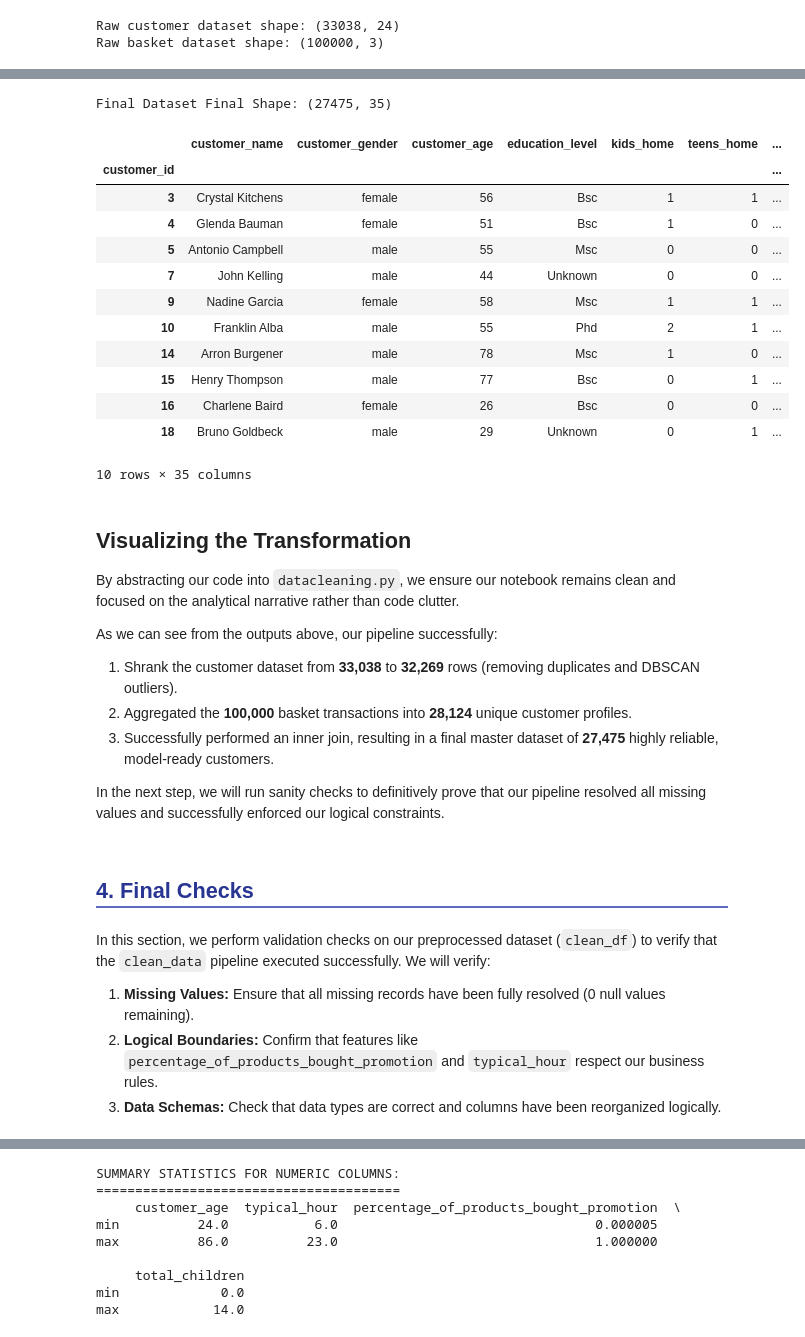
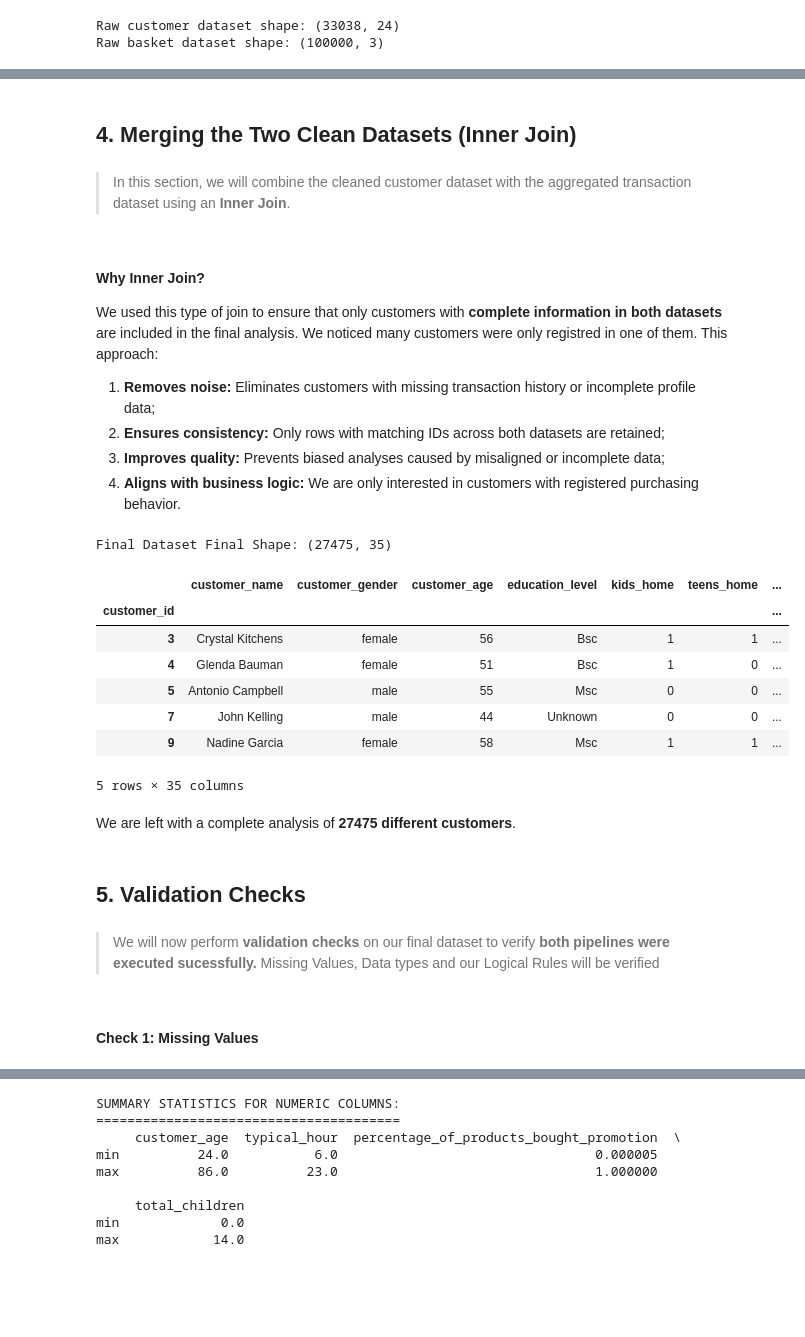
Before and after one commit to tiago2806/ml_project, a Jupyter notebook: notebooks/02_Data_Preprocessing.ipynb, the cells around one changed output, grey strips where cells are left out. Cells and saved outputs as stored; diff of their text form; code cells hidden in the pictures; blank space fills up the shorter version.

Commit message:
notebook 2 almostttttttt done

```diff
--- a/notebooks/02_Data_Preprocessing.ipynb
+++ b/notebooks/02_Data_Preprocessing.ipynb
@@ -99,48 +106,44 @@ Cleaned basket dataset shape: (28124, 7)
+# %% [markdown]
+## **4. Merging the Two Clean Datasets (Inner Join)**
+# %% [markdown]
+> In this section, we will combine the cleaned customer dataset with the aggregated transaction dataset using an **Inner Join**.
+# %% [markdown]
+#### **Why Inner Join?**
+
+We used this type of join to ensure that only customers with **complete information in both datasets** are included in the final analysis. We noticed many customers were only registred in one of them. This approach:
+
+1. **Removes noise:** Eliminates customers with missing transaction history or incomplete profile data;
+2. **Ensures consistency:** Only rows with matching IDs across both datasets are retained;
+3. **Improves quality:** Prevents biased analyses caused by misaligned or incomplete data;
+4. **Aligns with business logic:** We are only interested in customers with registered purchasing behavior.
 # %%
-
 final_df = pd.merge(
     clean_customer_df,
     clean_basket_df.set_index('customer_id'),
     left_index=True,
     right_index=True,
     how='inner'
 )
 
-
 final_df.to_csv('../data/final_dataset_clean.csv')
 
 print(f"Final Dataset Final Shape: {final_df.shape}")
-final_df.head(10)
+final_df.head()
 # %% [output]
 Final Dataset Final Shape: (27475, 35)
 |  | customer_name | customer_gender | customer_age | education_level | kids_home | teens_home | ... |
 | customer_id |  |  |  |  |  |  | ... |
 | 3 | Crystal Kitchens | female | 56 | Bsc | 1 | 1 | ... |
 | 4 | Glenda Bauman | female | 51 | Bsc | 1 | 0 | ... |
 | 5 | Antonio Campbell | male | 55 | Msc | 0 | 0 | ... |
 | 7 | John Kelling | male | 44 | Unknown | 0 | 0 | ... |
 | 9 | Nadine Garcia | female | 58 | Msc | 1 | 1 | ... |
-| 10 | Franklin Alba | male | 55 | Phd | 2 | 1 | ... |
-| 14 | Arron Burgener | male | 78 | Msc | 1 | 0 | ... |
-| 15 | Henry Thompson | male | 77 | Bsc | 0 | 1 | ... |
-| 16 | Charlene Baird | female | 26 | Bsc | 0 | 0 | ... |
-| 18 | Bruno Goldbeck | male | 29 | Unknown | 0 | 1 | ... |
-10 rows × 35 columns
+5 rows × 35 columns
-# %% [markdown]
-## **Visualizing the Transformation**
-
-By abstracting our code into `datacleaning.py`, we ensure our notebook remains clean and focused on the analytical narrative rather than code clutter.
-
-As we can see from the outputs above, our pipeline successfully:
-1. Shrank the customer dataset from **33,038** to **32,269** rows (removing duplicates and DBSCAN outliers).
-2. Aggregated the **100,000** basket transactions into **28,124** unique customer profiles.
-3. Successfully performed an inner join, resulting in a final master dataset of **27,475** highly reliable, model-ready customers.
-
-In the next step, we will run sanity checks to definitively prove that our pipeline resolved all missing values and successfully enforced our logical constraints.
-# %% [markdown]
-<h2 style="color: #283593; border-bottom: 2px solid #5C6BC0; padding-bottom: 5px; margin-top: 30px;">4. Final Checks</h2>
+# %% [markdown]
+We are left with a complete analysis of **27475 different customers**.
+# %% [markdown]
+## **5. Validation Checks**
+# %% [markdown]
+> We will now perform **validation checks** on our final dataset to verify **both pipelines were executed sucessfully.** Missing Values, Data types and our Logical Rules will be verified
 # %% [markdown]
-In this section, we perform validation checks on our preprocessed dataset (`clean_df`) to verify that the `clean_data` pipeline executed successfully. We will verify:
-1. **Missing Values:** Ensure that all missing records have been fully resolved (0 null values remaining).
-2. **Logical Boundaries:** Confirm that features like `percentage_of_products_bought_promotion` and `typical_hour` respect our business rules.
-3. **Data Schemas:** Check that data types are correct and columns have been reorganized logically.
+#### **Check 1: Missing Values**
```
Also changed, not shown: parts of 16 cells of this notebook, 2 other files.
